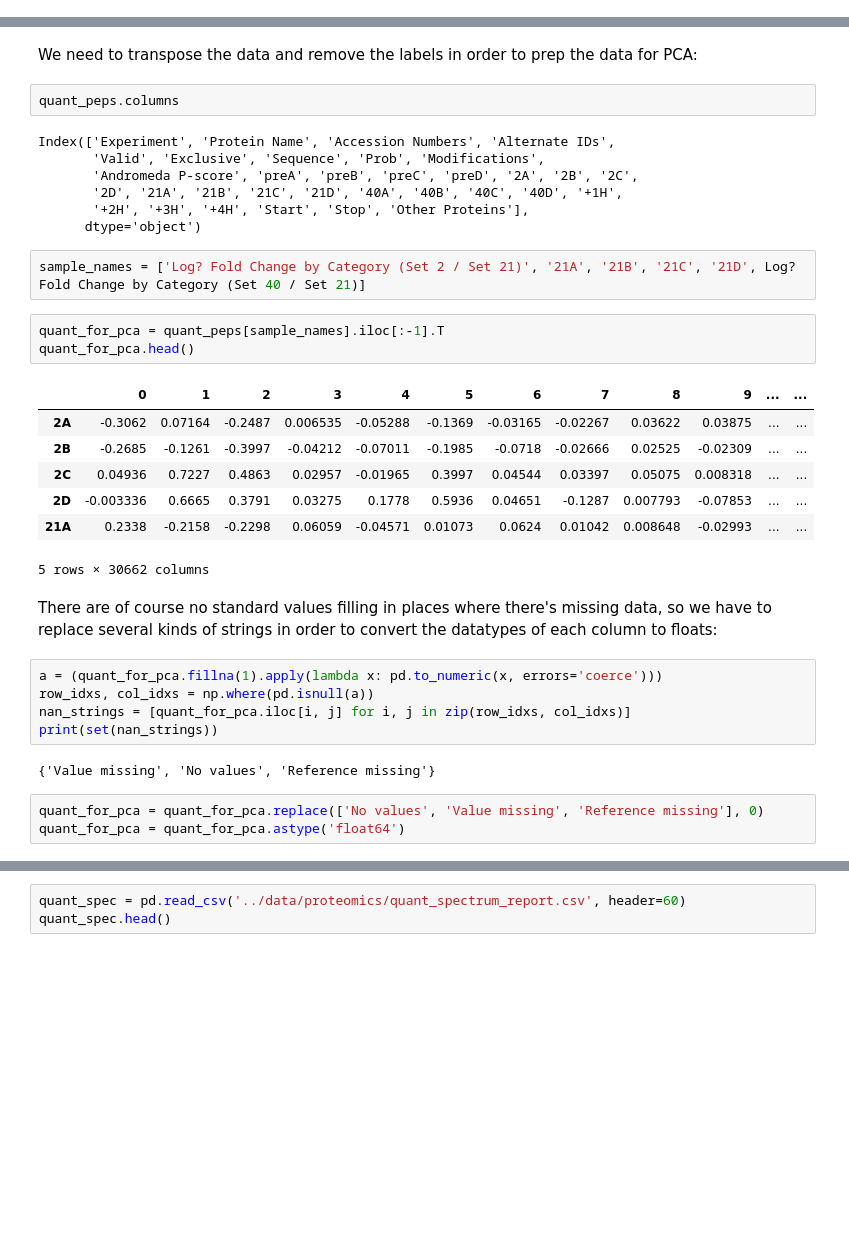
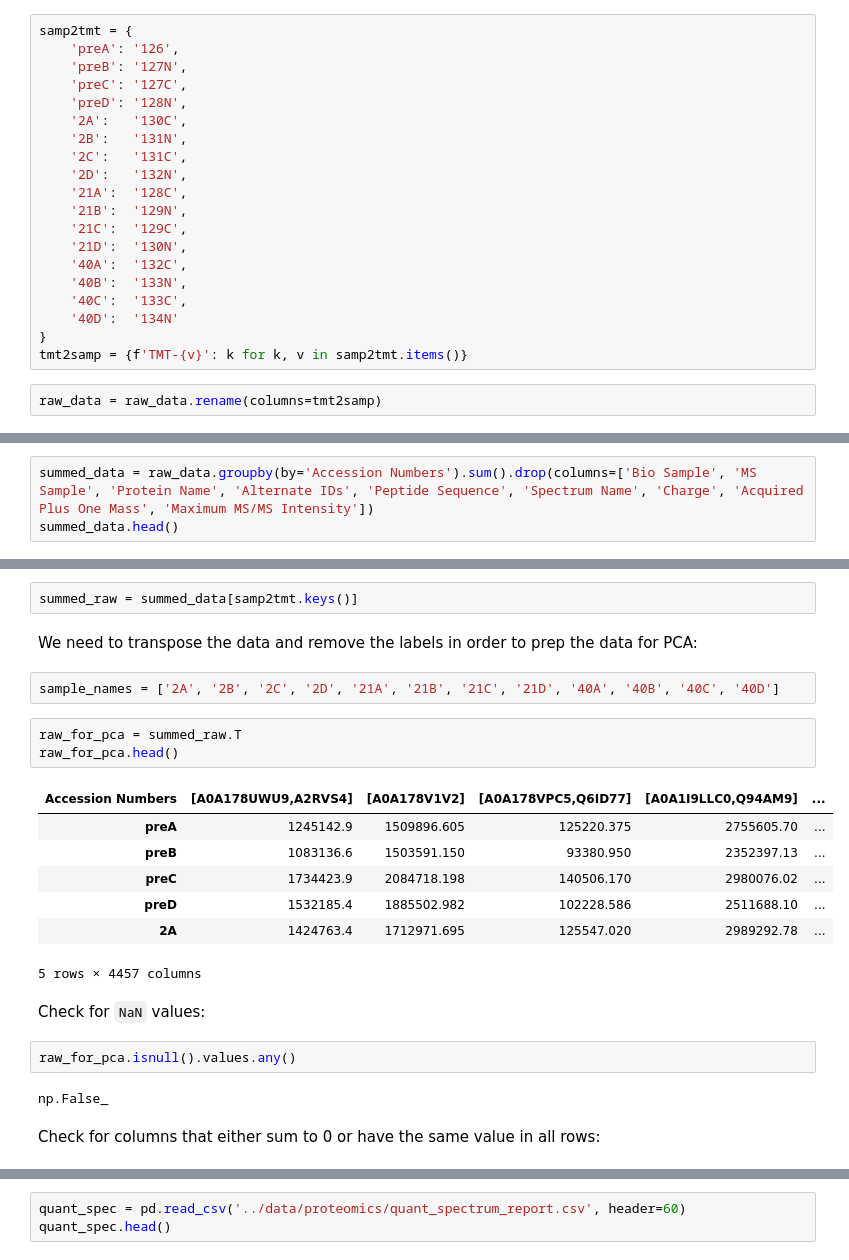
Before and after one commit to serenalotreck/photorespiration-omics, a Jupyter notebook: notebooks/protein_differential_expression_figure_reproduction.ipynb, the cells around one changed output, grey strips where cells are left out. Saved outputs shown, nothing was run; the diff lists cells and outputs as text; blank space fills up the shorter version.

```diff
--- a/notebooks/protein_differential_expression_analysis.ipynb
+++ b/notebooks/protein_differential_expression_figure_reproduction.ipynb
@@ -140,0 +143,22 @@ quant_peps.head()
+# %%
+samp2tmt = {
+    'preA':	'126',
+    'preB': '127N',
+    'preC':	'127C',
+    'preD':	'128N',
+    '2A':	'130C',
+    '2B':	'131N',
+    '2C':	'131C',
+    '2D':	'132N',
+    '21A':	'128C',
+    '21B':	'129N',
+    '21C':	'129C',
+    '21D':	'130N',
+    '40A':	'132C',
+    '40B':	'133N',
+    '40C':	'133C',
+    '40D':	'134N'
+}
+tmt2samp = {f'TMT-{v}': k for k, v in samp2tmt.items()}
+# %%
+raw_data = raw_data.rename(columns=tmt2samp)
@@ -140,0 +167,3 @@ quant_peps.head()
+# %%
+summed_data = raw_data.groupby(by='Accession Numbers').sum().drop(columns=['Bio Sample', 'MS Sample', 'Protein Name', 'Alternate IDs', 'Peptide Sequence', 'Spectrum Name', 'Charge', 'Acquired Plus One Mass', 'Maximum MS/MS Intensity'])
+summed_data.head()
@@ -141,36 +181,25 @@ quant_peps.head()
+# %%
+summed_raw = summed_data[samp2tmt.keys()]
 # %% [markdown]
 We need to transpose the data and remove the labels in order to prep the data for PCA:
-# %%
-quant_peps.columns
-# %% [output]
-Index(['Experiment', 'Protein Name', 'Accession Numbers', 'Alternate IDs',
-       'Valid', 'Exclusive', 'Sequence', 'Prob', 'Modifications',
-       'Andromeda P-score', 'preA', 'preB', 'preC', 'preD', '2A', '2B', '2C',
-       '2D', '21A', '21B', '21C', '21D', '40A', '40B', '40C', '40D', '+1H',
-       '+2H', '+3H', '+4H', 'Start', 'Stop', 'Other Proteins'],
-      dtype='object')
 # %%
-sample_names = ['Log? Fold Change by Category (Set 2 / Set 21)', '21A', '21B', '21C', '21D', Log? Fold Change by Category (Set 40 / Set 21)]
+sample_names = ['2A', '2B', '2C', '2D', '21A', '21B', '21C', '21D', '40A', '40B', '40C', '40D']
 # %%
-quant_for_pca = quant_peps[sample_names].iloc[:-1].T
-quant_for_pca.head()
+raw_for_pca = summed_raw.T
+raw_for_pca.head()
 # %% [output]
-|  | 0 | 1 | 2 | 3 | 4 | 5 | 6 | 7 | 8 | 9 | ... | ... |
-| 2A | -0.3062 | 0.07164 | -0.2487 | 0.006535 | -0.05288 | -0.1369 | -0.03165 | -0.02267 | 0.03622 | 0.03875 | ... | ... |
-| 2B | -0.2685 | -0.1261 | -0.3997 | -0.04212 | -0.07011 | -0.1985 | -0.0718 | -0.02666 | 0.02525 | -0.02309 | ... | ... |
-| 2C | 0.04936 | 0.7227 | 0.4863 | 0.02957 | -0.01965 | 0.3997 | 0.04544 | 0.03397 | 0.05075 | 0.008318 | ... | ... |
-| 2D | -0.003336 | 0.6665 | 0.3791 | 0.03275 | 0.1778 | 0.5936 | 0.04651 | -0.1287 | 0.007793 | -0.07853 | ... | ... |
-| 21A | 0.2338 | -0.2158 | -0.2298 | 0.06059 | -0.04571 | 0.01073 | 0.0624 | 0.01042 | 0.008648 | -0.02993 | ... | ... |
+| Accession Numbers | [A0A178UWU9,A2RVS4] | [A0A178V1V2] | [A0A178VPC5,Q6ID77] | [A0A1I9LLC0,Q94AM9] | ... |
+| preA | 1245142.9 | 1509896.605 | 125220.375 | 2755605.70 | ... |
+| preB | 1083136.6 | 1503591.150 | 93380.950 | 2352397.13 | ... |
+| preC | 1734423.9 | 2084718.198 | 140506.170 | 2980076.02 | ... |
+| preD | 1532185.4 | 1885502.982 | 102228.586 | 2511688.10 | ... |
+| 2A | 1424763.4 | 1712971.695 | 125547.020 | 2989292.78 | ... |
-5 rows × 30662 columns
+5 rows × 4457 columns
-# %% [markdown]
-There are of course no standard values filling in places where there's missing data, so we have to replace several kinds of strings in order to convert the datatypes of each column to floats:
-# %%
-a = (quant_for_pca.fillna(1).apply(lambda x: pd.to_numeric(x, errors='coerce')))
-row_idxs, col_idxs = np.where(pd.isnull(a))
-nan_strings = [quant_for_pca.iloc[i, j] for i, j in zip(row_idxs, col_idxs)]
-print(set(nan_strings))
-# %% [output]
-{'Value missing', 'No values', 'Reference missing'}
-# %%
-quant_for_pca = quant_for_pca.replace(['No values', 'Value missing', 'Reference missing'], 0)
-quant_for_pca = quant_for_pca.astype('float64')
+# %% [markdown]
+Check for `NaN` values:
+# %%
+raw_for_pca.isnull().values.any()
+# %% [output]
+np.False_
+# %% [markdown]
+Check for columns that either sum to 0 or have the same value in all rows:
```
Also changed, not shown: parts of 38 cells of this notebook, 2 other files.
